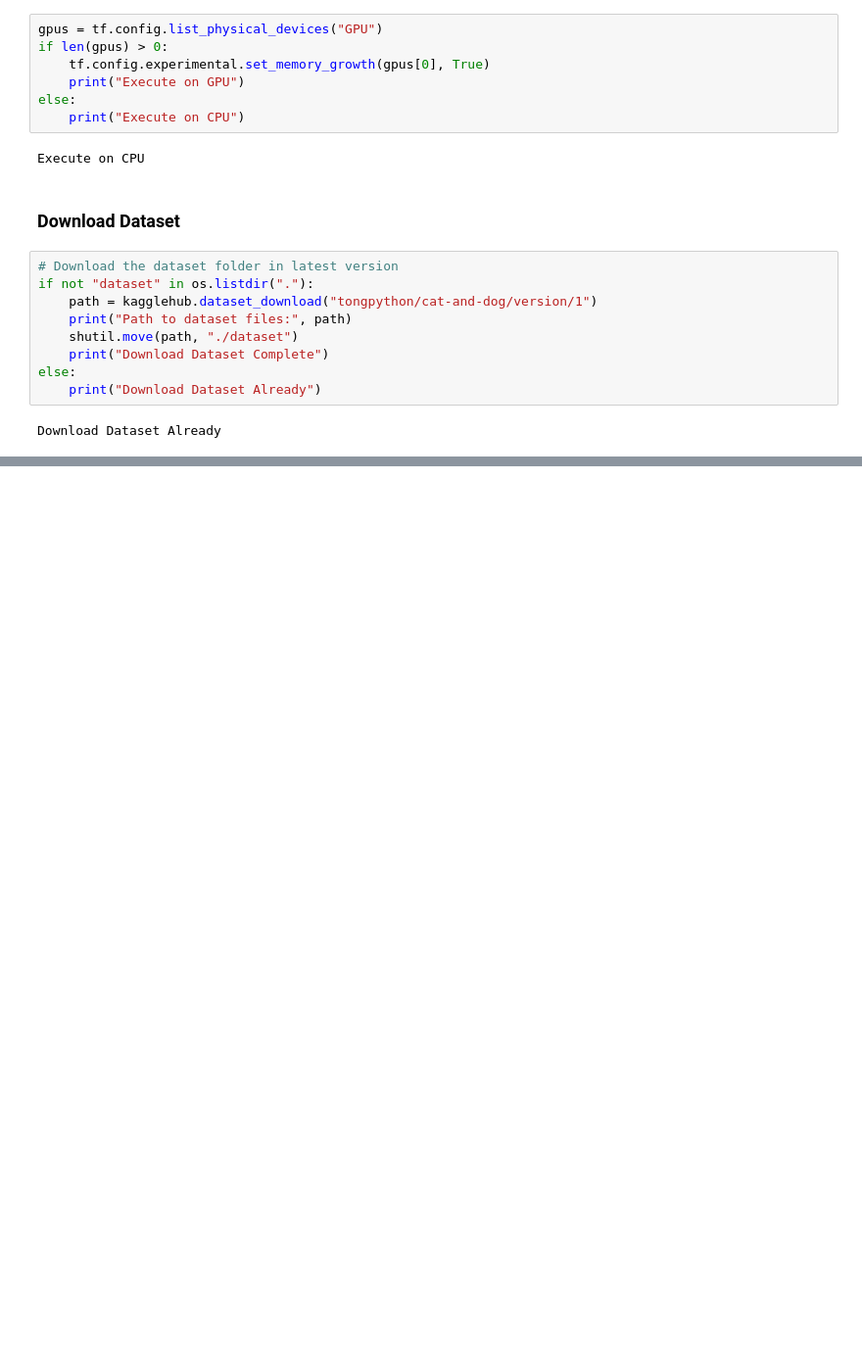
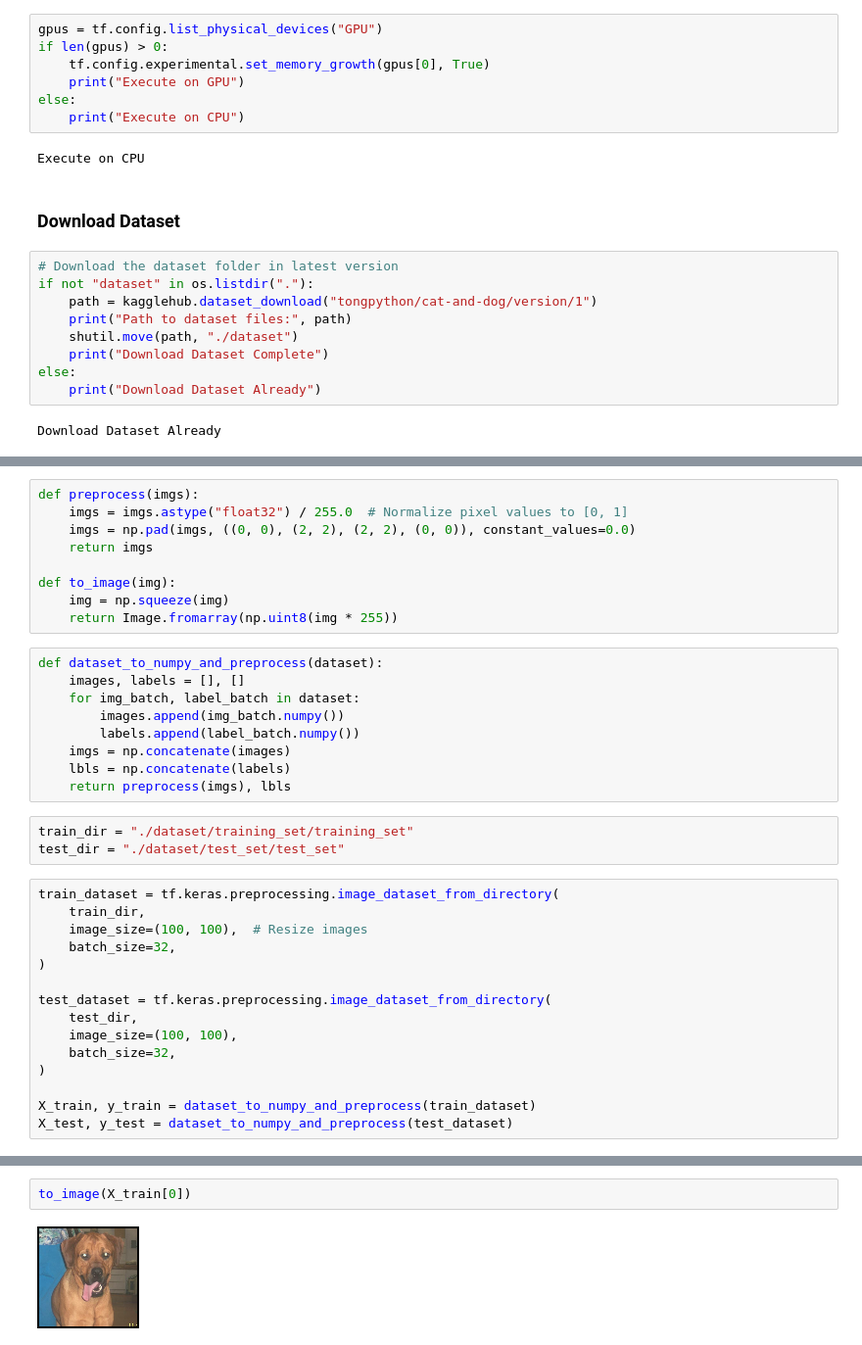
Before and after one commit to KU-Gen-AI-2567/Autoencoder-demo, a Jupyter notebook: Autoencoder.ipynb, the cells around one changed output, grey strips where cells are left out. Shown at 98% size. Saved outputs shown, nothing was run; the diff lists cells and outputs as text; blank space fills up the shorter version.

```diff
--- a/Autoencoder.ipynb
+++ b/Autoencoder.ipynb
@@ -37,0 +57,36 @@ Download Dataset Already
+# %%
+def preprocess(imgs):
+    imgs = imgs.astype("float32") / 255.0  # Normalize pixel values to [0, 1]
+    imgs = np.pad(imgs, ((0, 0), (2, 2), (2, 2), (0, 0)), constant_values=0.0)
+    return imgs
+
+def to_image(img):
+    img = np.squeeze(img)
+    return Image.fromarray(np.uint8(img * 255))
+# %%
+def dataset_to_numpy_and_preprocess(dataset):
+    images, labels = [], []
+    for img_batch, label_batch in dataset:
+        images.append(img_batch.numpy())
+        labels.append(label_batch.numpy())
+    imgs = np.concatenate(images)
+    lbls = np.concatenate(labels)
+    return preprocess(imgs), lbls
+# %%
+train_dir = "./dataset/training_set/training_set"
+test_dir = "./dataset/test_set/test_set"
+# %%
+train_dataset = tf.keras.preprocessing.image_dataset_from_directory(
+    train_dir,
+    image_size=(100, 100),  # Resize images
+    batch_size=32,
+)
+
+test_dataset = tf.keras.preprocessing.image_dataset_from_directory(
+    test_dir,
+    image_size=(100, 100),
+    batch_size=32,
+)
+
+X_train, y_train = dataset_to_numpy_and_preprocess(train_dataset)
+X_test, y_test = dataset_to_numpy_and_preprocess(test_dataset)
@@ -37,0 +106,4 @@ Download Dataset Already
+# %%
+to_image(X_train[0])
+# %% [output]
+[figure, added]
```
Also changed, not shown: parts of 6 cells of this notebook.
